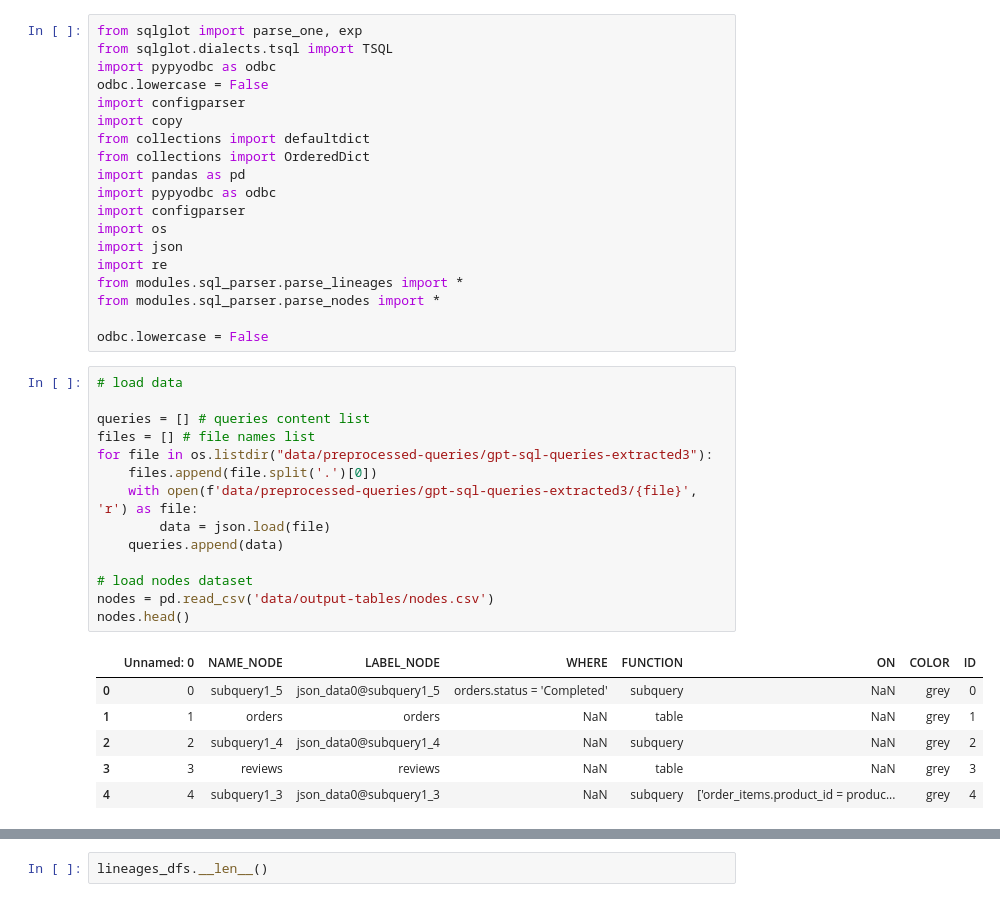
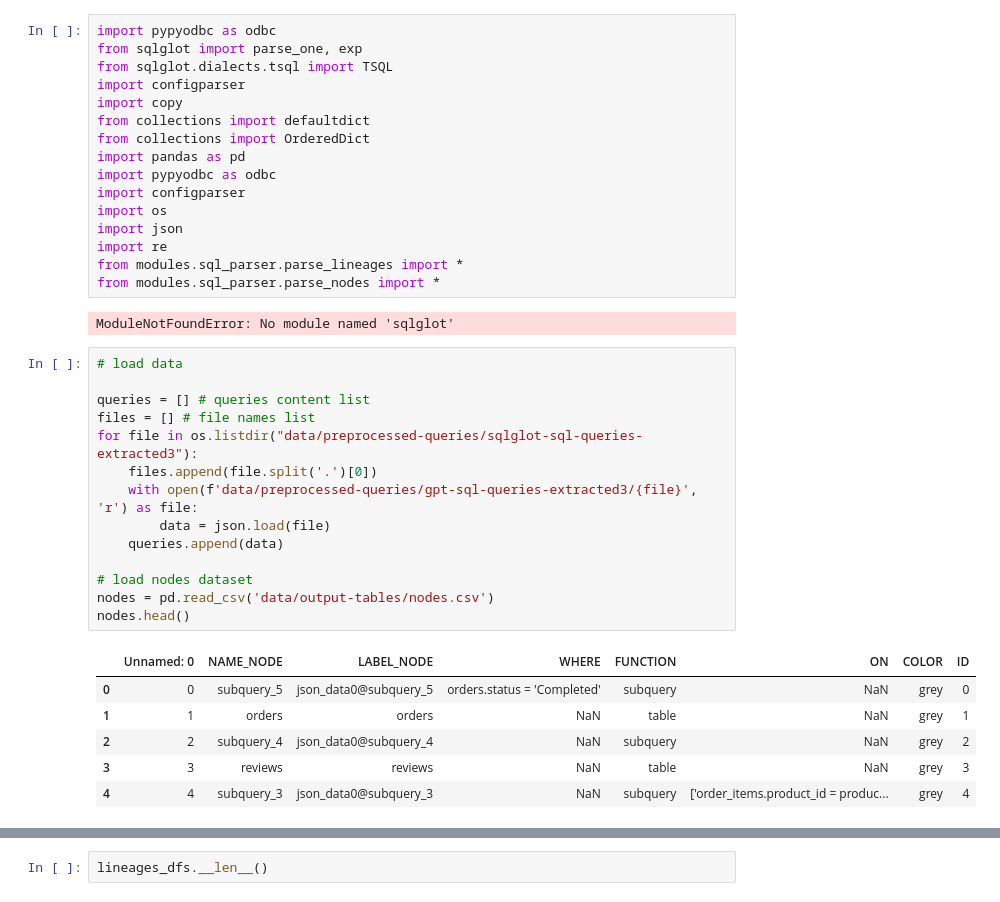
Before and after one commit to mountanalytics/sql_code_parser_lineages, a Jupyter notebook: parse-lineages.ipynb, the cells around one changed output, grey strips where cells are left out. Saved outputs shown, nothing was run; the diff lists cells and outputs as text.

```diff
--- a/parse-lineages.ipynb
+++ b/parse-lineages.ipynb
@@ -1,8 +1,7 @@
 # %%
+import pypyodbc as odbc
 from sqlglot import parse_one, exp
 from sqlglot.dialects.tsql import TSQL
-import pypyodbc as odbc
-odbc.lowercase = False
 import configparser
 import copy
 from collections import defaultdict
@@ -15,26 +14,26 @@ import json
 import re
 from modules.sql_parser.parse_lineages import *
 from modules.sql_parser.parse_nodes import *
-
-odbc.lowercase = False
+# %% [output]
+ModuleNotFoundError: No module named 'sqlglot'
 # %%
 # load data
 
 queries = [] # queries content list
 files = [] # file names list
-for file in os.listdir("data/preprocessed-queries/gpt-sql-queries-extracted3"):
+for file in os.listdir("data/preprocessed-queries/sqlglot-sql-queries-extracted3"):
     files.append(file.split('.')[0])
     with open(f'data/preprocessed-queries/gpt-sql-queries-extracted3/{file}', 'r') as file:
         data = json.load(file)
     queries.append(data)
 
 # load nodes dataset
 nodes = pd.read_csv('data/output-tables/nodes.csv')
 nodes.head()
 # %% [output]
 |  | Unnamed: 0 | NAME_NODE | LABEL_NODE | WHERE | FUNCTION | ON | COLOR | ID |
-| 0 | 0 | subquery1_5 | json_data0@subquery1_5 | orders.status = 'Completed' | subquery | NaN | grey | 0 |
+| 0 | 0 | subquery_5 | json_data0@subquery_5 | orders.status = 'Completed' | subquery | NaN | grey | 0 |
 | 1 | 1 | orders | orders | NaN | table | NaN | grey | 1 |
-| 2 | 2 | subquery1_4 | json_data0@subquery1_4 | NaN | subquery | NaN | grey | 2 |
+| 2 | 2 | subquery_4 | json_data0@subquery_4 | NaN | subquery | NaN | grey | 2 |
 | 3 | 3 | reviews | reviews | NaN | table | NaN | grey | 3 |
-| 4 | 4 | subquery1_3 | json_data0@subquery1_3 | NaN | subquery | ['order_items.product_id = produc... | grey | 4 |
+| 4 | 4 | subquery_3 | json_data0@subquery_3 | NaN | subquery | ['order_items.product_id = produc... | grey | 4 |
```
Also changed, not shown: parts of 4 cells of this notebook.
